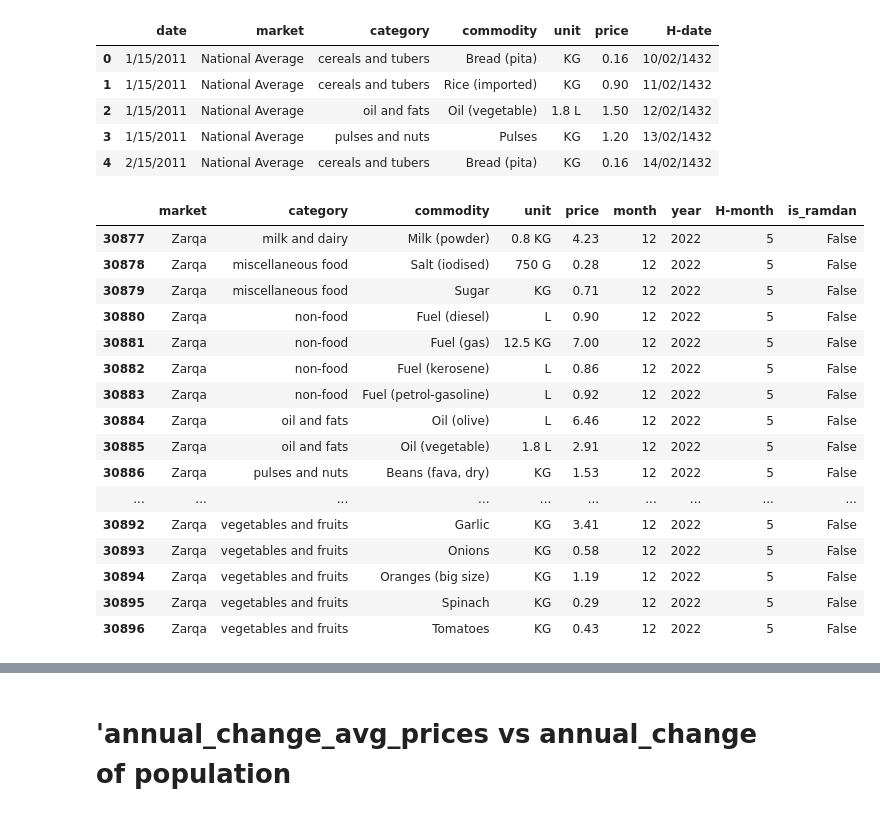
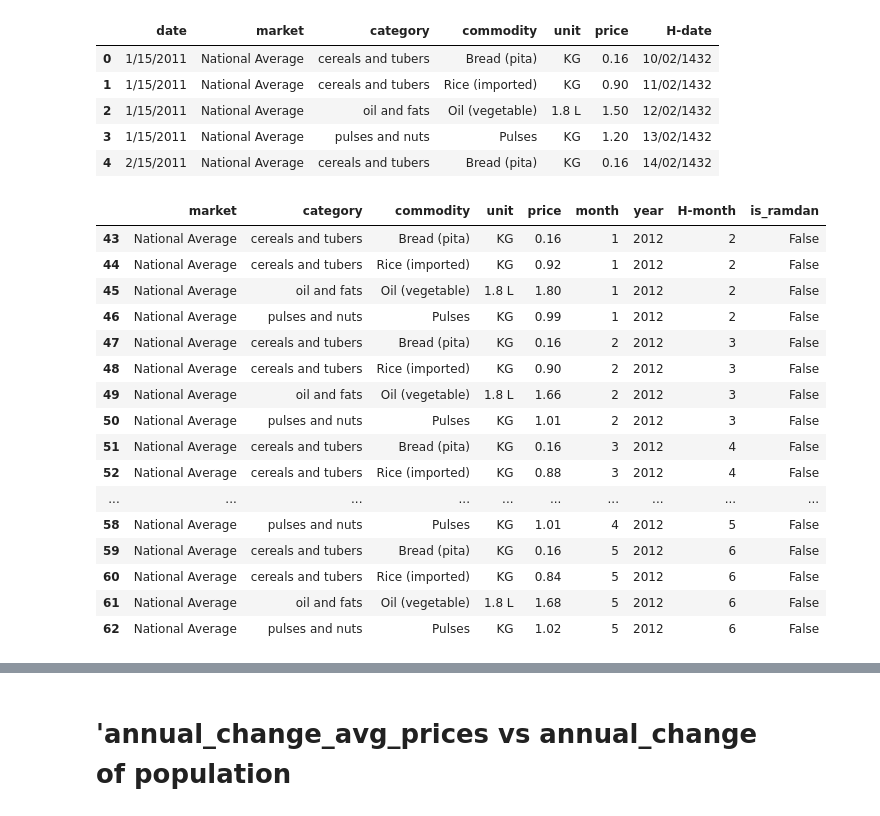
Before and after one commit to shaker113/group5_Price_Forecast, a Jupyter notebook: group_5_project.ipynb, the cells around one changed output, grey strips where cells are left out. Drawn from its saved outputs; the diff is of its cells as text; code cells hidden in the pictures.

```diff
--- a/group_5_project.ipynb
+++ b/group_5_project.ipynb
@@ -51,22 +51,22 @@ population_df=df[(df['commodity']=='Oil (vegetable)') | (df['commodity']=='Rice
 
 #     df.loc[[i],["price/unit"]]= df.loc[[i],["price"]].values[0][0]/unit
 # %%
-df.tail(20)
+df.head(20)
 # %% [output]
 |  | market | category | commodity | unit | price | month | year | H-month | is_ramdan |
-| 30877 | Zarqa | milk and dairy | Milk (powder) | 0.8 KG | 4.23 | 12 | 2022 | 5 | False |
-| 30878 | Zarqa | miscellaneous food | Salt (iodised) | 750 G | 0.28 | 12 | 2022 | 5 | False |
-| 30879 | Zarqa | miscellaneous food | Sugar | KG | 0.71 | 12 | 2022 | 5 | False |
-| 30880 | Zarqa | non-food | Fuel (diesel) | L | 0.90 | 12 | 2022 | 5 | False |
-| 30881 | Zarqa | non-food | Fuel (gas) | 12.5 KG | 7.00 | 12 | 2022 | 5 | False |
-| 30882 | Zarqa | non-food | Fuel (kerosene) | L | 0.86 | 12 | 2022 | 5 | False |
-| 30883 | Zarqa | non-food | Fuel (petrol-gasoline) | L | 0.92 | 12 | 2022 | 5 | False |
-| 30884 | Zarqa | oil and fats | Oil (olive) | L | 6.46 | 12 | 2022 | 5 | False |
-| 30885 | Zarqa | oil and fats | Oil (vegetable) | 1.8 L | 2.91 | 12 | 2022 | 5 | False |
-| 30886 | Zarqa | pulses and nuts | Beans (fava, dry) | KG | 1.53 | 12 | 2022 | 5 | False |
+| 43 | National Average | cereals and tubers | Bread (pita) | KG | 0.16 | 1 | 2012 | 2 | False |
+| 44 | National Average | cereals and tubers | Rice (imported) | KG | 0.92 | 1 | 2012 | 2 | False |
+| 45 | National Average | oil and fats | Oil (vegetable) | 1.8 L | 1.80 | 1 | 2012 | 2 | False |
+| 46 | National Average | pulses and nuts | Pulses | KG | 0.99 | 1 | 2012 | 2 | False |
+| 47 | National Average | cereals and tubers | Bread (pita) | KG | 0.16 | 2 | 2012 | 3 | False |
+| 48 | National Average | cereals and tubers | Rice (imported) | KG | 0.90 | 2 | 2012 | 3 | False |
+| 49 | National Average | oil and fats | Oil (vegetable) | 1.8 L | 1.66 | 2 | 2012 | 3 | False |
+| 50 | National Average | pulses and nuts | Pulses | KG | 1.01 | 2 | 2012 | 3 | False |
+| 51 | National Average | cereals and tubers | Bread (pita) | KG | 0.16 | 3 | 2012 | 4 | False |
+| 52 | National Average | cereals and tubers | Rice (imported) | KG | 0.88 | 3 | 2012 | 4 | False |
 | ... | ... | ... | ... | ... | ... | ... | ... | ... | ... |
-| 30892 | Zarqa | vegetables and fruits | Garlic | KG | 3.41 | 12 | 2022 | 5 | False |
-| 30893 | Zarqa | vegetables and fruits | Onions | KG | 0.58 | 12 | 2022 | 5 | False |
-| 30894 | Zarqa | vegetables and fruits | Oranges (big size) | KG | 1.19 | 12 | 2022 | 5 | False |
-| 30895 | Zarqa | vegetables and fruits | Spinach | KG | 0.29 | 12 | 2022 | 5 | False |
-| 30896 | Zarqa | vegetables and fruits | Tomatoes | KG | 0.43 | 12 | 2022 | 5 | False |
+| 58 | National Average | pulses and nuts | Pulses | KG | 1.01 | 4 | 2012 | 5 | False |
+| 59 | National Average | cereals and tubers | Bread (pita) | KG | 0.16 | 5 | 2012 | 6 | False |
+| 60 | National Average | cereals and tubers | Rice (imported) | KG | 0.84 | 5 | 2012 | 6 | False |
+| 61 | National Average | oil and fats | Oil (vegetable) | 1.8 L | 1.68 | 5 | 2012 | 6 | False |
+| 62 | National Average | pulses and nuts | Pulses | KG | 1.02 | 5 | 2012 | 6 | False |
```
Also changed, not shown: parts of 11 cells of this notebook, 1 other file.
